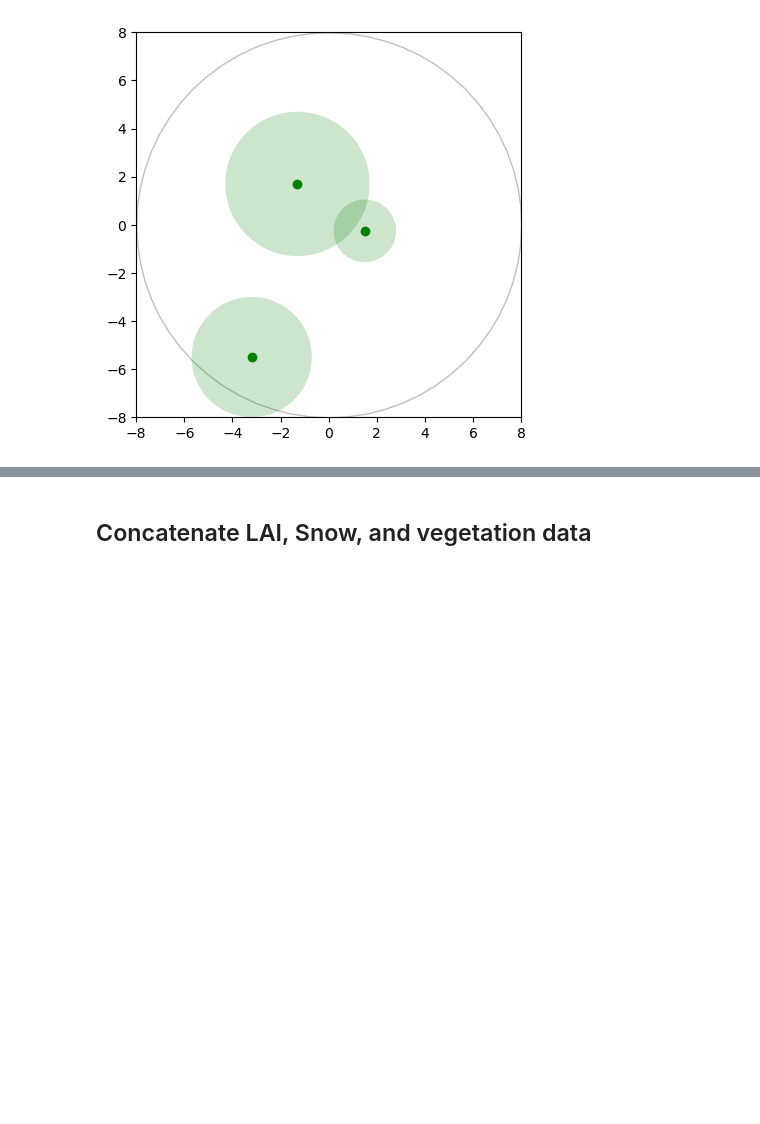
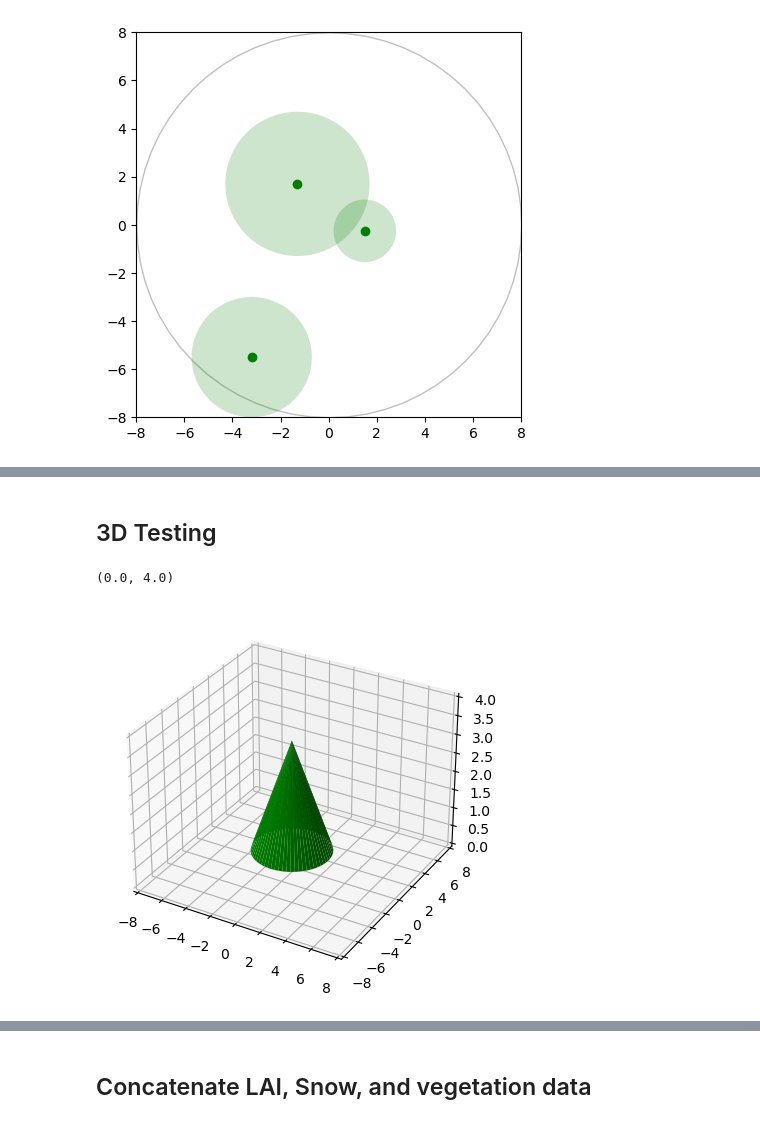
Before and after one commit to mwdjones/forest-canopy-model, a Jupyter notebook: 01_test-bed.ipynb, the cells around one changed output, grey strips where cells are left out. Cells and saved outputs as stored; diff of their text form; code cells hidden in the pictures; blank space fills up the shorter version.

```diff
--- a/01_test-bed.ipynb
+++ b/01_test-bed.ipynb
@@ -279,0 +280,31 @@ simulateSite(12, 4.2, 1.4, 22.8, 10.5, 0.11, plots = True)
+# %% [markdown]
+## 3D Testing
+# %%
+#Declare some trees
+site = shp.Point((0, 0)).buffer(8)
+p1 = shp.Point((-1.3, 1.7)).buffer(3) #tree 1
+p2 = shp.Point((1.5, -0.25)).buffer(1.3) #tree 2
+p3 = shp.Point((-3.2, -5.5)).buffer(2.5) #tree 3
+# %%
+#Zip together x and y data with 0 z value
+x = p1.exterior.xy[0]
+y = p1.exterior.xy[1]
+treeBase = list(zip(x, y, np.zeros(len(x))))
+treeTop = (p1.centroid.x, p1.centroid.y, 3)
+treeBase.append(treeTop)
+tree = shp.Polygon(treeBase)
+# %%
+fig = plt.figure()
+ax = fig.add_subplot(projection='3d')
+coor = list(shp.get_exterior_ring(tree).coords)
+l = len(coor)
+x = [coor[i][0] for i in range(0, l)]
+y = [coor[i][1] for i in range(0, l)]
+z = [coor[i][2] for i in range(0, l)]
+ax.plot_trisurf(x, y, z, color = 'green')
+ax.set_xlim(-8, 8)
+ax.set_ylim(-8, 8)
+ax.set_zlim(0, 4)
+# %% [output]
+(0.0, 4.0)
+[figure, added]
```
Also changed, not shown: parts of 18 cells of this notebook, 1 other file.
